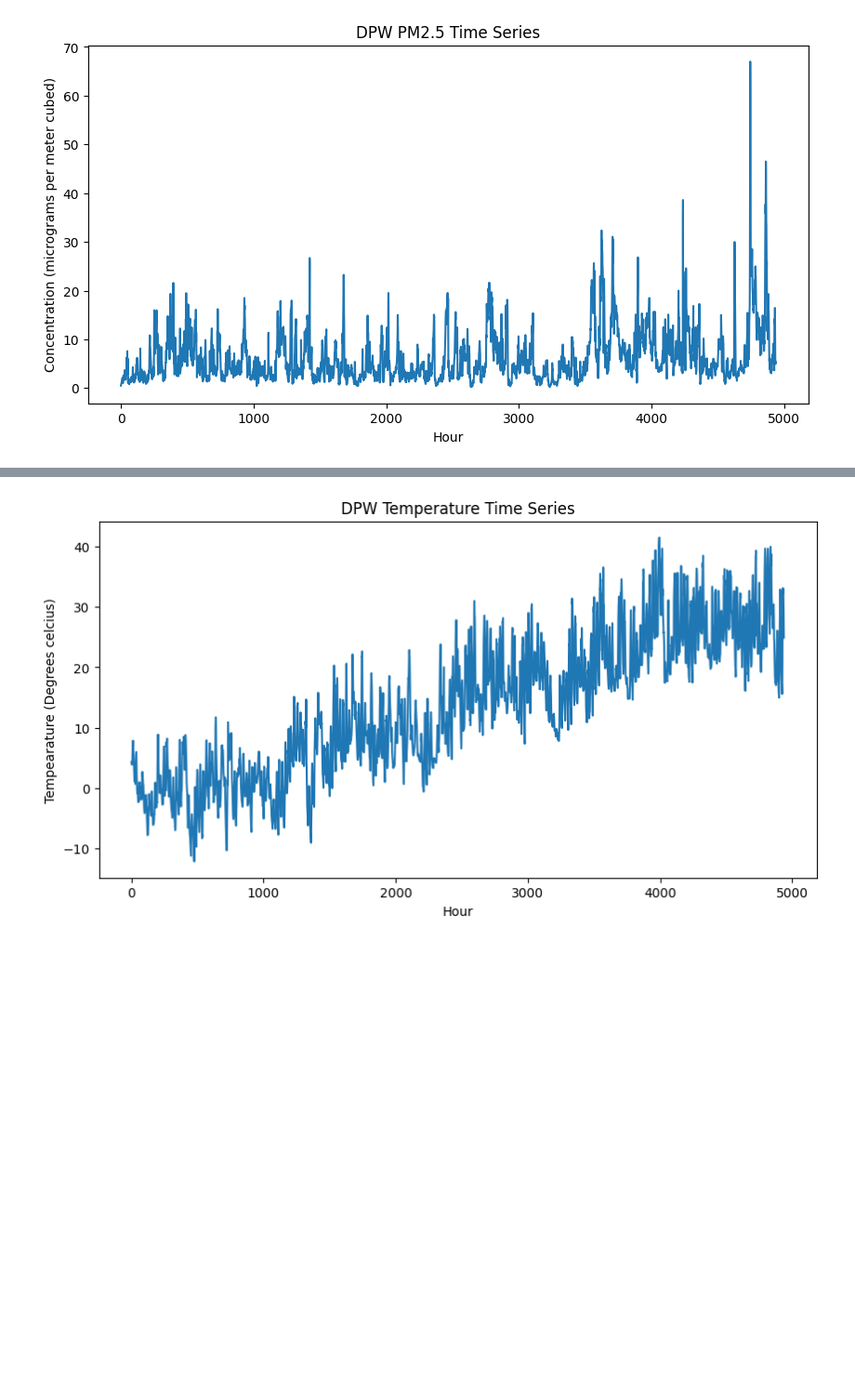
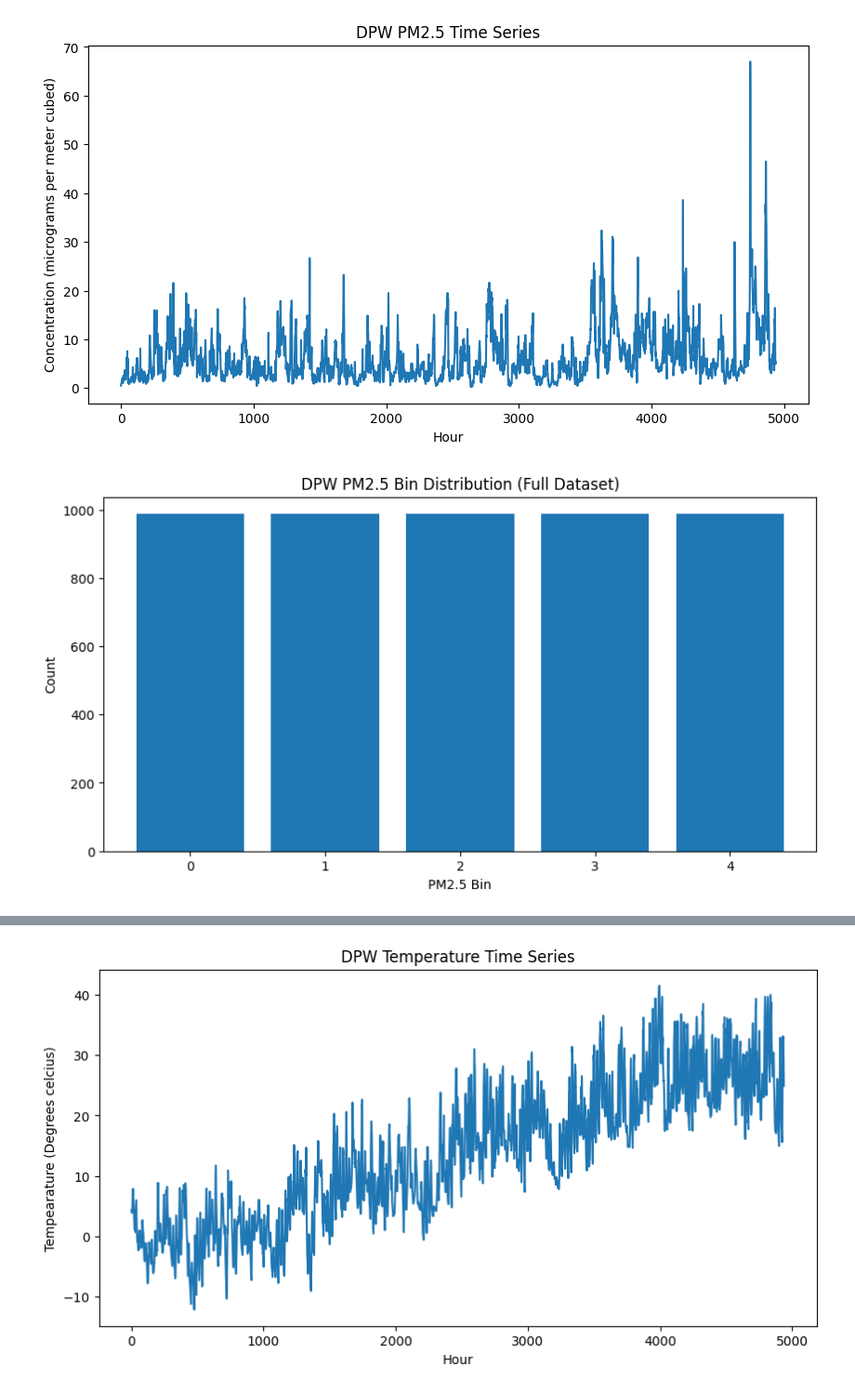
Before and after one commit to jacklardner/wind-pm-analysis, a Jupyter notebook: more_eda.ipynb, the cells around one changed output, grey strips where cells are left out. Shown at 93% size. Cells and saved outputs as stored; diff of their text form; code cells hidden in the pictures; blank space fills up the shorter version.

```diff
--- a/more_eda.ipynb
+++ b/more_eda.ipynb
@@ -132,3 +132,19 @@ plt.savefig("eda plots/DPW PM2.5 time series.png")
 plt.show()
 # %% [output]
 [figure]
+# %%
+#PM2.5 bin distribution. For the time series we expect each bin to have equal counts
+bin_counts = dpw_final["pm25_bin"].value_counts().sort_index()
+
+plt.figure(figsize=(10,5))
+plt.bar(bin_counts.index, bin_counts.values)
+
+plt.xlabel("PM2.5 Bin")
+plt.ylabel("Count")
+plt.title("DPW PM2.5 Bin Distribution (Full Dataset)")
+plt.xticks(bin_counts.index)
+
+plt.savefig("eda plots/DPW PM2.5 bin distribution (full dataset).png")
+plt.show()
+# %% [output]
+[figure, added]
```
Also changed, not shown: parts of 14 cells of this notebook, 24 other files.
